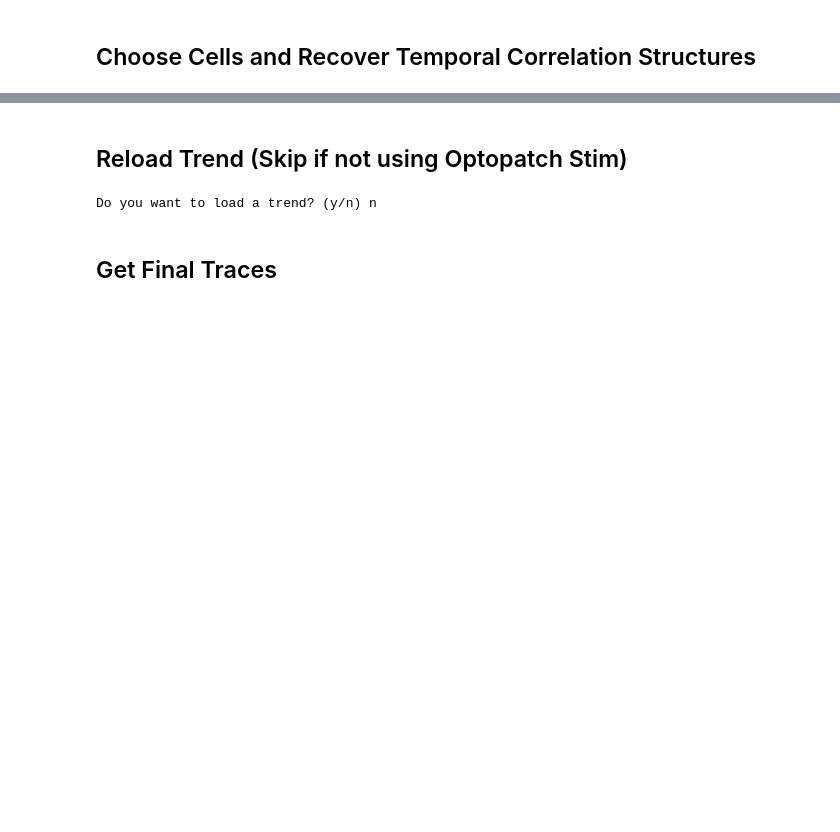
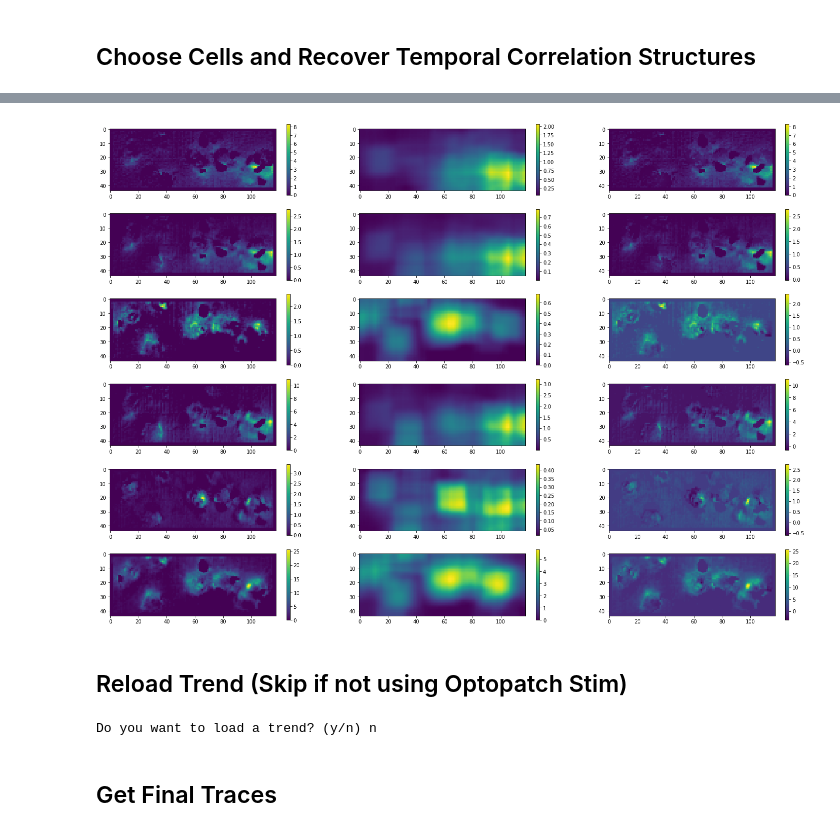
Before and after one commit to adamcohenlab/invivo-imaging, a Jupyter notebook: demix/demix.ipynb, the cells around one changed output, grey strips where cells are left out. Drawn from its saved outputs; the diff is of its cells as text; code cells hidden in the pictures; blank space fills up the shorter version.

```diff
--- a/demix/demix.ipynb
+++ b/demix/demix.ipynb
@@ -355,16 +364,2 @@ Ok to proceed? (y/n) y
 # %% [markdown]
 ## Choose Cells and Recover Temporal Correlation Structures
-# %%
-final_cells = range(7)
-
-nCells = len(final_cells)
-
-Y = movB.transpose(1,0,2).reshape(movB.shape[0] * movB.shape[1], movB.shape[2])
-X = np.hstack((a * c[300,:],
-               fb * ff[300,:]))
-
-w = np.linalg.lstsq(np.hstack((X[:,final_cells],np.ones(X[:,:1].shape))), X[:,-bg_rank:])[0]
-
-X2 = np.zeros((X.shape[0],nCells + bg_rank))
-X2[:,:nCells] = X[:,final_cells]
-X2[:,nCells:] = X[:,-bg_rank:] - X[:,final_cells] @ w[:nCells,:]
@@ -373,0 +366,37 @@ To use the future default and silence this warning we advise to pass `rcond=None
+# %%
+final_cells = range(7)
+
+nCells = len(final_cells)
+
+Y = movB.transpose(1,0,2).reshape(movB.shape[0] * movB.shape[1], movB.shape[2])
+X = np.hstack((a * abs(c[int(0.5*(last_frame-first_frame)),:]),
+               fb * abs(ff[int(0.5*(last_frame-first_frame)),:])))
+X2 = np.zeros((X.shape[0],nCells + bg_rank))
+X2[:,:nCells] = X[:,final_cells]
+
+bg_filt_window = 20
+
+plt.figure(figsize=(25,3*bg_rank))
+plt.title('New Background Components')
+for b in range(bg_rank):
+    bg_im = X[:,-(b+1)].reshape(movB.shape[-2::-1]).T;
+
+    plt.subplot(bg_rank,3,(bg_rank-b)*3-2)
+    plt.imshow(bg_im);
+    plt.colorbar();
+
+    kernel = np.full((bg_filt_window,bg_filt_window),1.0/(bg_filt_window**2));
+    const = filters.convolve(bg_im,kernel).T.reshape(np.prod(movB.shape[:2]),1);
+
+    plt.subplot(bg_rank,3,(bg_rank-b)*3-1)
+    plt.imshow(filters.convolve(bg_im,kernel));
+    plt.colorbar();
+
+    w = np.linalg.lstsq(np.hstack((X[:,final_cells],const)), X[:,-(b+1)])[0];
+
+    X2[:,-(b+1)] = X[:,-(b+1)] - X[:,final_cells] @ w[:nCells]
+
+    plt.subplot(bg_rank,3,(bg_rank-b)*3)
+    plt.imshow(X2[:,-(b+1)].reshape(movB.shape[-2::-1]).T);
+    plt.colorbar();
+# %% [output]
@@ -374,3 +404,4 @@ To use the future default and silence this warning we advise to pass `rcond=None
+[figure, added]
 # %% [markdown]
 ## Reload Trend (Skip if not using Optopatch Stim)
 # %%
```
Also changed, not shown: parts of 10 cells of this notebook, 3 other files.
